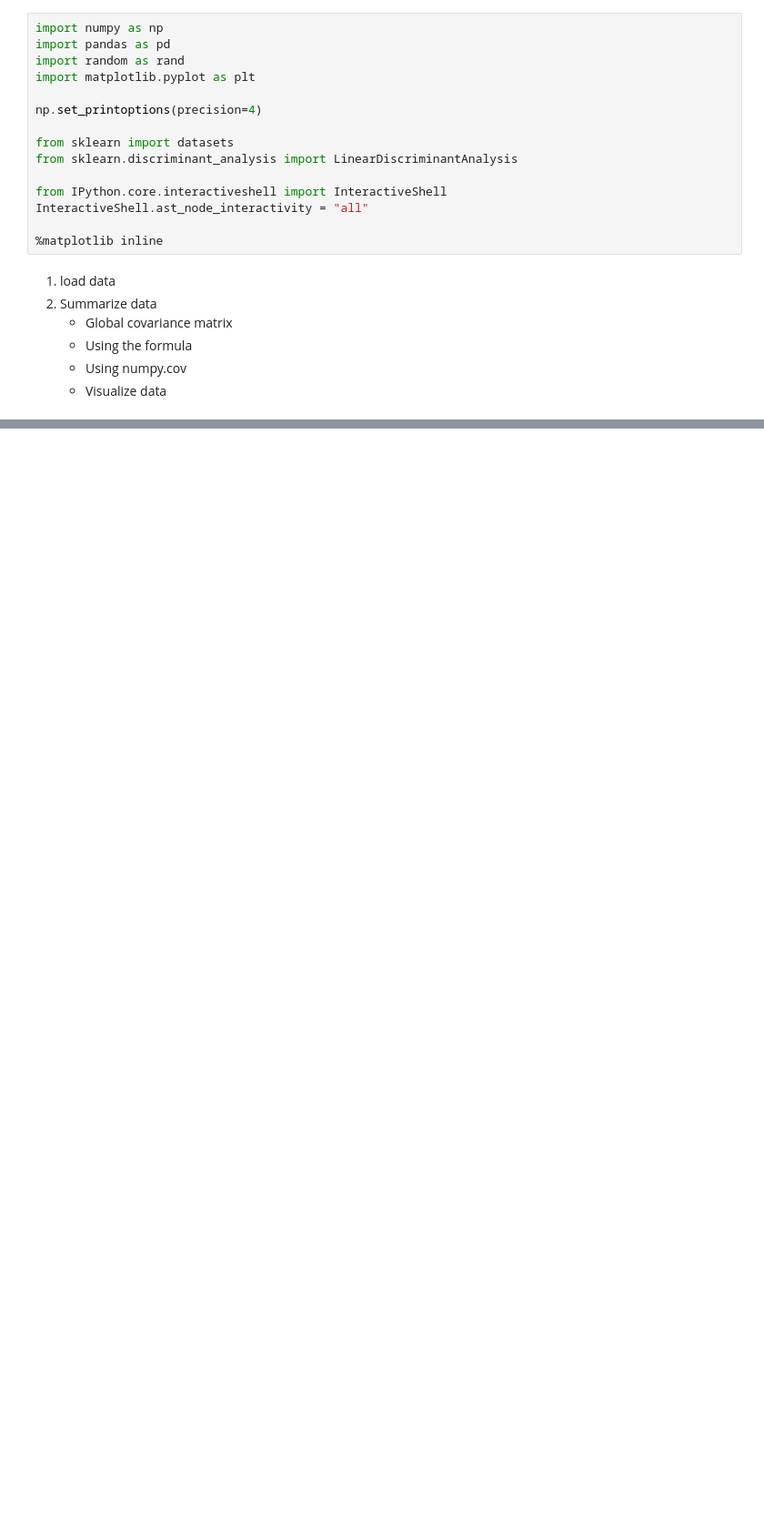
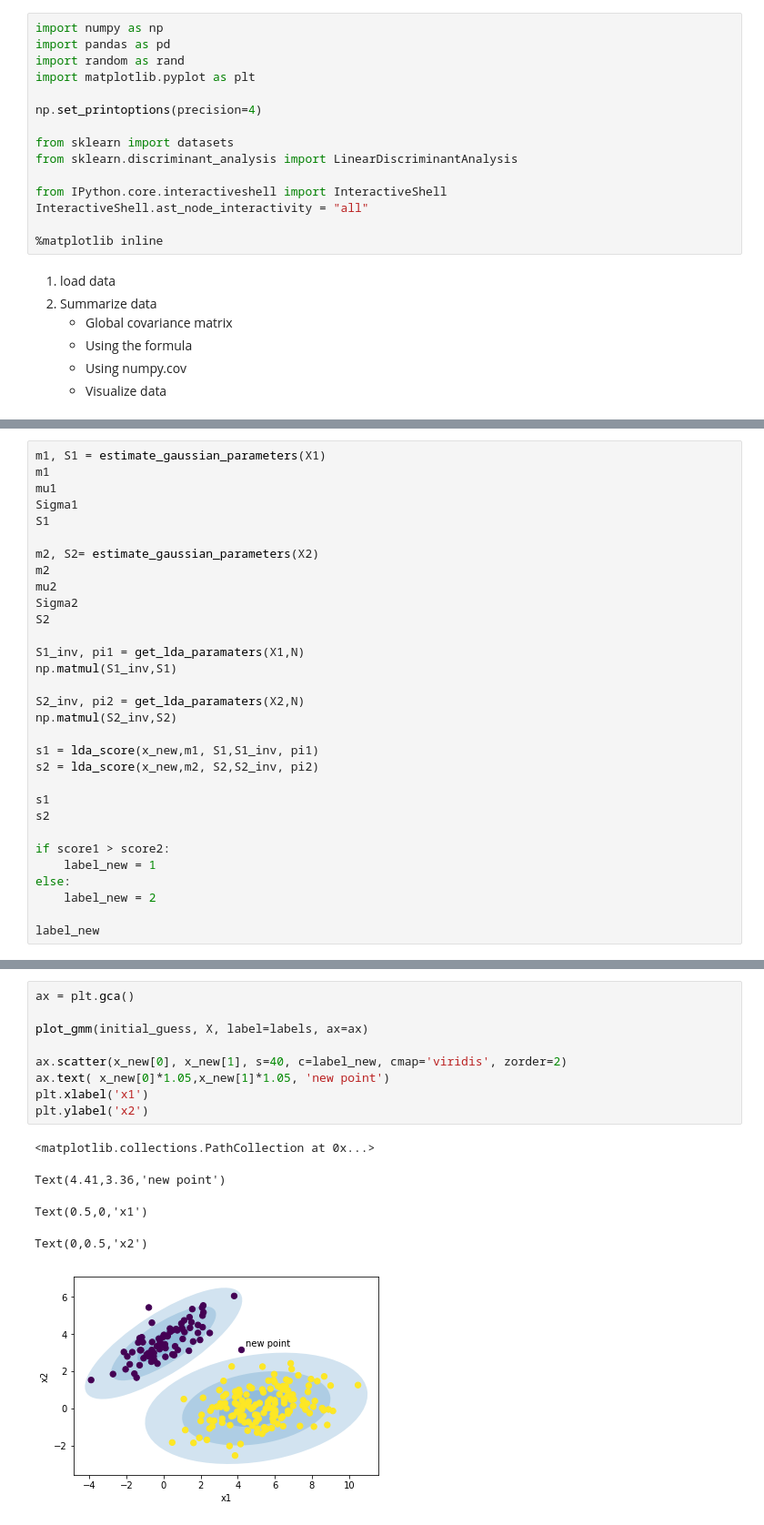
Before and after one commit to leandroohf/machine_learning_algorithms, a Jupyter notebook: intro_lda.ipynb, the cells around one changed output, grey strips where cells are left out. Shown at 91% size. Drawn from its saved outputs; the diff is of its cells as text; blank space fills up the shorter version.

Commit message:
dev: Compute Scores

```diff
--- a/intro_lda.ipynb
+++ b/intro_lda.ipynb
@@ -169,0 +208,31 @@ Global Covariance matrix:
+# %%
+m1, S1 = estimate_gaussian_parameters(X1)
+m1
+mu1
+Sigma1
+S1
+
+m2, S2= estimate_gaussian_parameters(X2)
+m2
+mu2
+Sigma2
+S2
+
+S1_inv, pi1 = get_lda_paramaters(X1,N)
+np.matmul(S1_inv,S1)
+
+S2_inv, pi2 = get_lda_paramaters(X2,N)
+np.matmul(S2_inv,S2)
+
+s1 = lda_score(x_new,m1, S1,S1_inv, pi1)
+s2 = lda_score(x_new,m2, S2,S2_inv, pi2)
+
+s1
+s2
+
+if score1 > score2:
+    label_new = 1
+else:
+    label_new = 2
+
+label_new
@@ -169,0 +304,15 @@ Global Covariance matrix:
+# %%
+ax = plt.gca()
+
+plot_gmm(initial_guess, X, label=labels, ax=ax)
+
+ax.scatter(x_new[0], x_new[1], s=40, c=label_new, cmap='viridis', zorder=2)
+ax.text( x_new[0]*1.05,x_new[1]*1.05, 'new point')
+plt.xlabel('x1')
+plt.ylabel('x2')
+# %% [output]
+<matplotlib.collections.PathCollection at 0x...>
+Text(4.41,3.36,'new point')
+Text(0.5,0,'x1')
+Text(0,0.5,'x2')
+[figure, added]
```
Also changed, not shown: parts of 7 cells of this notebook.
